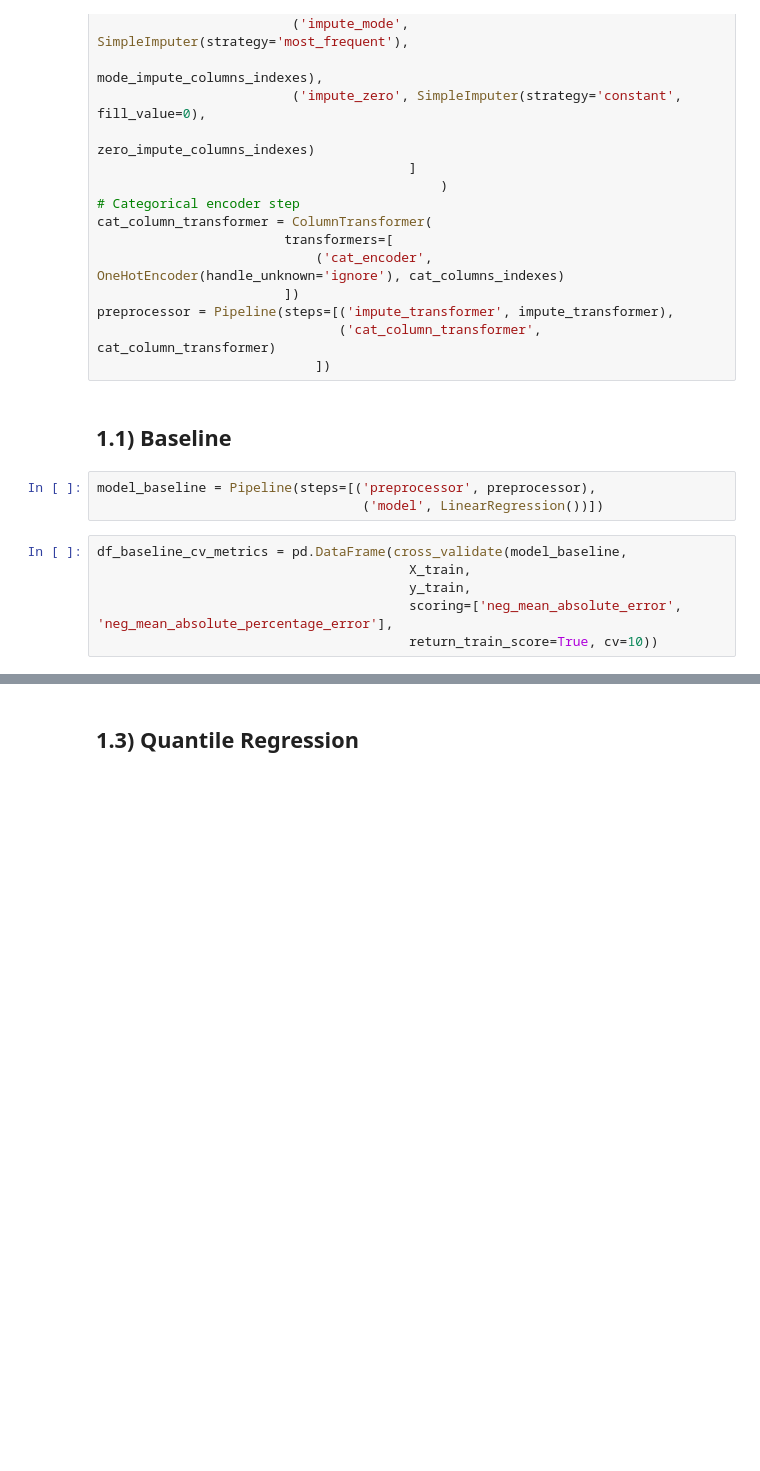
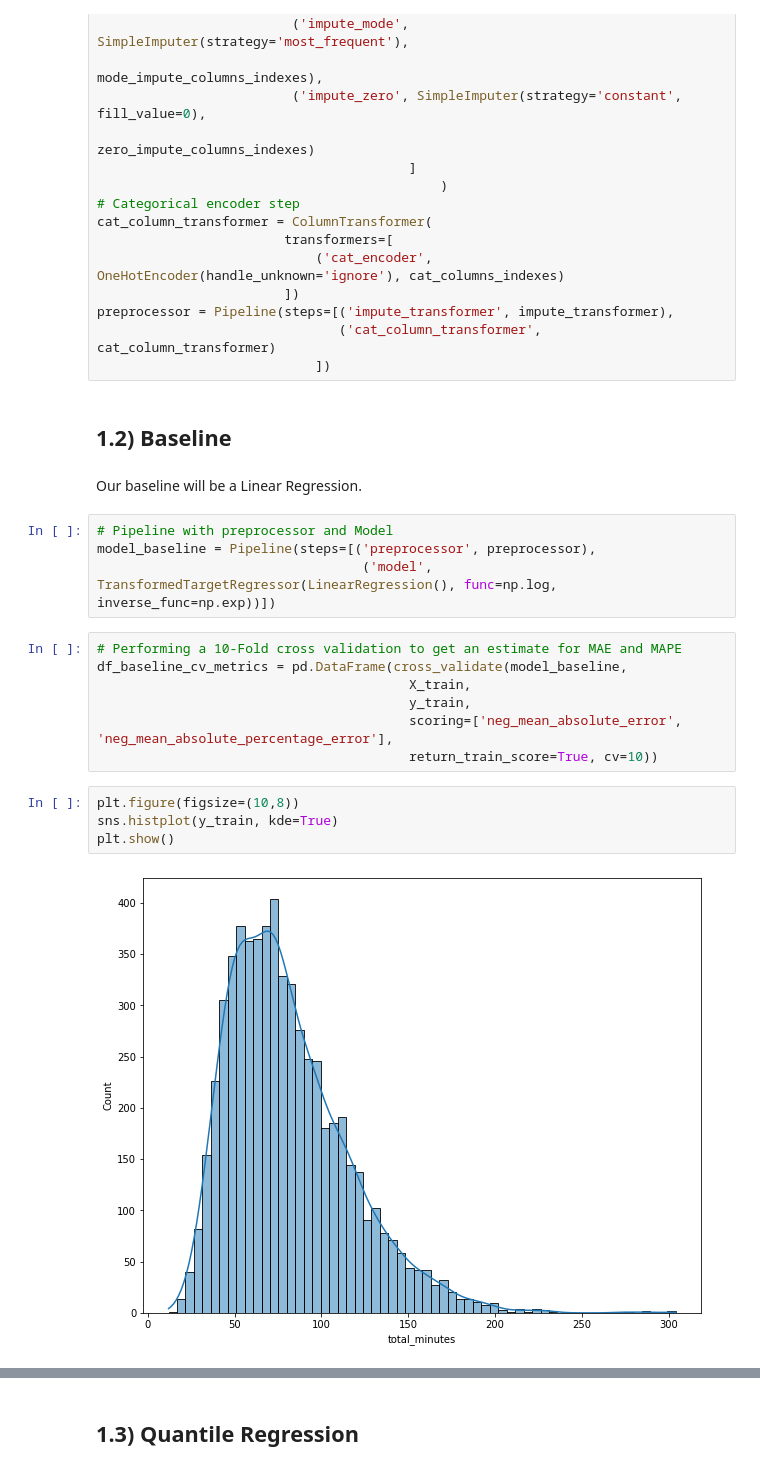
Before and after one commit to brunocvs7/time2delivery, a Jupyter notebook: notebooks/4_modeling.ipynb, the cells around one changed output, grey strips where cells are left out. Saved outputs shown, nothing was run; the diff lists cells and outputs as text; blank space fills up the shorter version.

```diff
--- a/notebooks/4_modeling.ipynb
+++ b/notebooks/4_modeling.ipynb
@@ -73,13 +85,23 @@ preprocessor = Pipeline(steps=[('impute_transformer', impute_transformer),
                                ('cat_column_transformer', cat_column_transformer)
                             ])
 # %% [markdown]
-## 1.1) Baseline
+## 1.2) Baseline
-# %%
-model_baseline = Pipeline(steps=[('preprocessor', preprocessor),
-                                  ('model', LinearRegression())])
+# %% [markdown]
+Our baseline will be a Linear Regression.
+# %%
+# Pipeline with preprocessor and Model
+model_baseline = Pipeline(steps=[('preprocessor', preprocessor),
+                                  ('model', TransformedTargetRegressor(LinearRegression(), func=np.log, inverse_func=np.exp))])
 # %%
+# Performing a 10-Fold cross validation to get an estimate for MAE and MAPE
 df_baseline_cv_metrics = pd.DataFrame(cross_validate(model_baseline,
                                         X_train,
                                         y_train,
                                         scoring=['neg_mean_absolute_error', 'neg_mean_absolute_percentage_error'],
                                         return_train_score=True, cv=10))
+# %%
+plt.figure(figsize=(10,8))
+sns.histplot(y_train, kde=True)
+plt.show()
+# %% [output]
+[figure, added]
```
Also changed, not shown: parts of 34 cells of this notebook, 1 other file.
